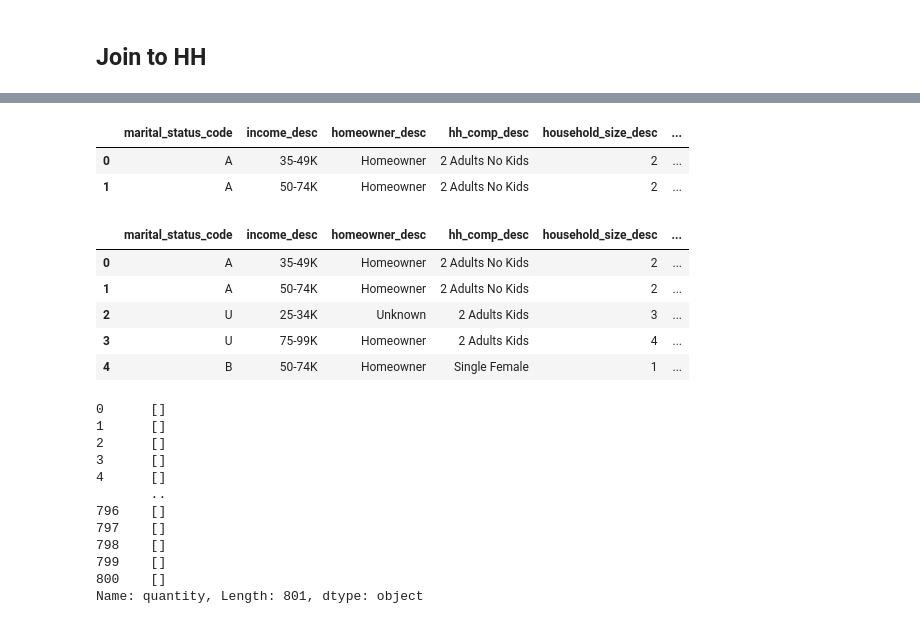
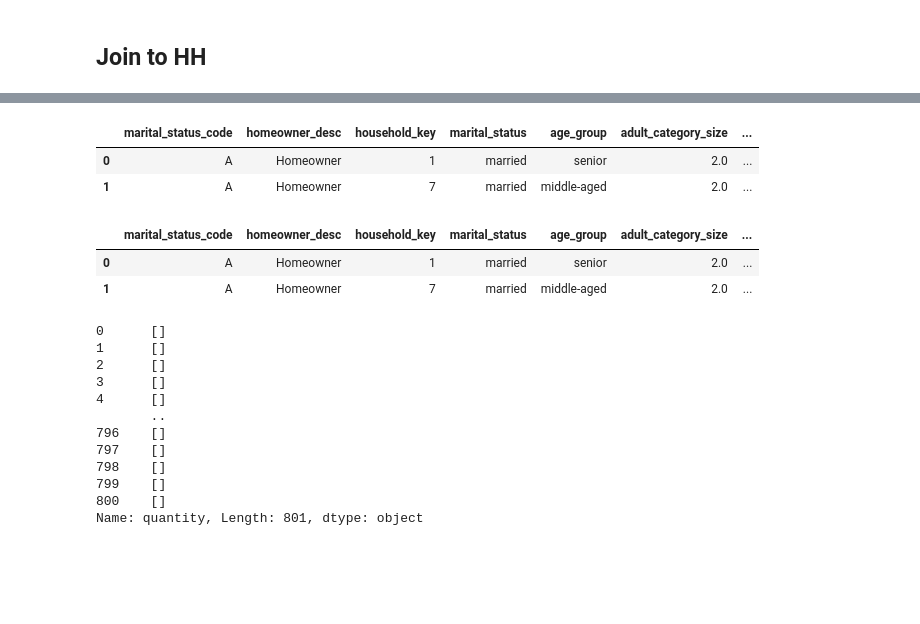
Before and after one commit to antoniooliveira03/Projects, a Jupyter notebook: NTT Project/01.1_merges.ipynb, the cells around one changed output, grey strips where cells are left out. Drawn from its saved outputs; the diff is of its cells as text; code cells hidden in the pictures; blank space fills up the shorter version.

```diff
--- a/NTT Project/01.1_merges.ipynb
+++ b/NTT Project/01.1_merges.ipynb
@@ -226,20 +198,18 @@ clients.head(2)
 # %%
 columns_to_drop = [
-    'day', 'basket_id', 'product_id', 'sales_value',
-    'store_id', 'retail_disc', 'trans_time', 'week_no', 'coupon_disc',
-    'coupon_match_disc', 'loyalty_card_price',
-    'non_loyalty_card_price', 'days_', 'transaction_date', 'manufacturer',
-    'brand', 'commodity_desc', 'sub_commodity_desc',
-    'curr_size_of_product', 'curr_size_of_product_value',
-    'curr_size_of_product_units'
+    'day', 'product_id', 'sales_value',
+    'store_id','trans_time', 'week_no',
+    'loyalty_card_price',
+    'non_loyalty_card_price', 'days_', 'manufacturer',
+    'brand', 'commodity_desc', 'sub_commodity_desc'
 ]
 # Drop the specified columns from the DataFrame `clients`
 clients_cleaned = clients.drop(columns=columns_to_drop)
 clients_cleaned.head(2)
 # %% [output]
-|  | marital_status_code | income_desc | homeowner_desc | hh_comp_desc | household_size_desc | ... |
-| 0 | A | 35-49K | Homeowner | 2 Adults No Kids | 2 | ... |
-| 1 | A | 50-74K | Homeowner | 2 Adults No Kids | 2 | ... |
+|  | marital_status_code | homeowner_desc | household_key | marital_status | age_group | adult_category_size | ... |
+| 0 | A | Homeowner | 1 | married | senior | 2.0 | ... |
+| 1 | A | Homeowner | 7 | married | middle-aged | 2.0 | ... |
 # %%
 import pandas as pd
 import ast
@@ -273,40 +243,37 @@ for index, row in clients_cleaned.iterrows():
         if dept not in total_spending:
             total_spending[dept] = 0
         total_spending[dept] += sales_value * quantity
 
     # Convert the dictionary to a DataFrame row
     spending_row = {'household_key': household_key}
     spending_row.update(total_spending)
 
     # Append the row to the list
     rows.append(spending_row)
 
 # Convert the list of rows into a DataFrame
 spending_per_department = pd.DataFrame(rows)
 
 # Fill NaN values with 0 (for departments with no spending)
 spending_per_department.fillna(0, inplace=True)
 
 
 # Join the spending DataFrame to clients_cleaned
 clients_cleaned = clients_cleaned.merge(spending_per_department, on='household_key', how='left')
 
 # Rename spending columns to include '_spend'
 spending_columns = spending_per_department.columns.drop('household_key')
 spending_column_mapping = {col: f"{col}_spend" for col in spending_columns}
 
 # Rename the columns
 clients_cleaned.rename(columns=spending_column_mapping, inplace=True)
 
 # Display the result
-clients_cleaned.head()
+clients_cleaned.head(2)
 # %% [output]
-|  | marital_status_code | income_desc | homeowner_desc | hh_comp_desc | household_size_desc | ... |
-| 0 | A | 35-49K | Homeowner | 2 Adults No Kids | 2 | ... |
-| 1 | A | 50-74K | Homeowner | 2 Adults No Kids | 2 | ... |
-| 2 | U | 25-34K | Unknown | 2 Adults Kids | 3 | ... |
-| 3 | U | 75-99K | Homeowner | 2 Adults Kids | 4 | ... |
-| 4 | B | 50-74K | Homeowner | Single Female | 1 | ... |
+|  | marital_status_code | homeowner_desc | household_key | marital_status | age_group | adult_category_size | ... |
+| 0 | A | Homeowner | 1 | married | senior | 2.0 | ... |
+| 1 | A | Homeowner | 7 | married | middle-aged | 2.0 | ... |
 # %%
 def find_non_numeric_values(lst):
     non_numeric_values = [item for item in lst if not isinstance(item, (int, float))]
```
Also changed, not shown: parts of 14 cells of this notebook, 2 other files.
